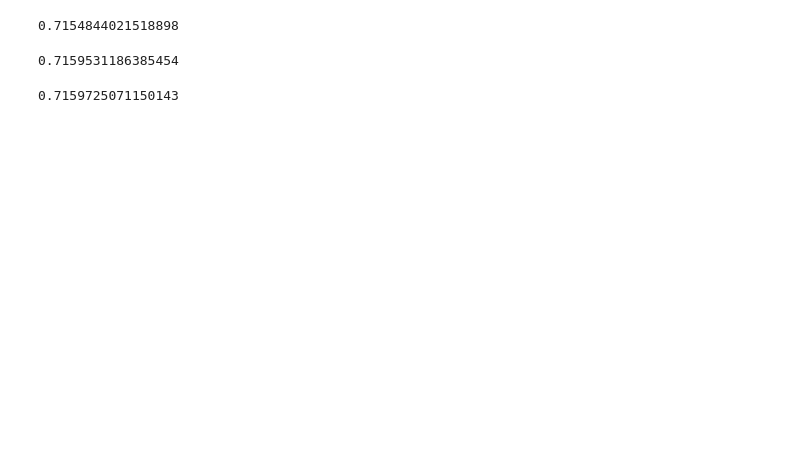
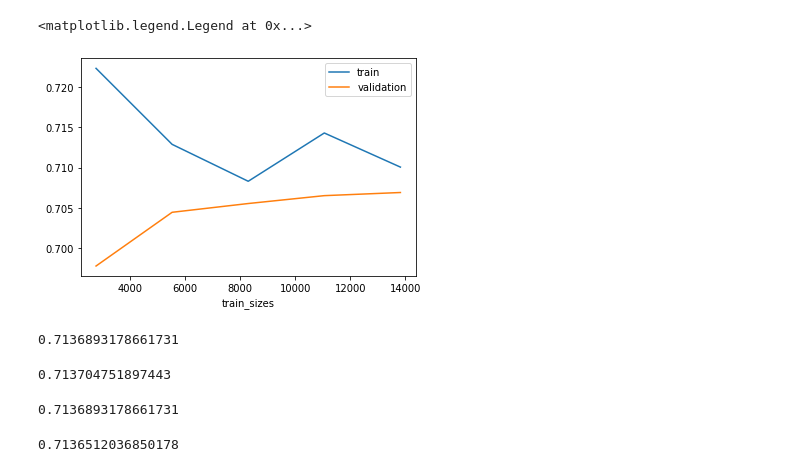
Before and after one commit to henzozhang/henzozhang-projet-prediction-prix-immobilier, a Jupyter notebook: data_modelisation.ipynb, the cells around one changed output. Saved outputs shown, nothing was run; the diff lists cells and outputs as text; code cells hidden in the pictures; blank space fills up the shorter version.

```diff
--- a/data_modelisation.ipynb
+++ b/data_modelisation.ipynb
@@ -55,21 +161,35 @@ X_train,X_test,y_train,y_test = train_test_split(X, y, test_size=0.2)
+# %%
+plt.plot(N,train_score.mean(axis=1),label='train')
+plt.plot(N,val_score.mean(axis=1),label='validation')
+plt.xlabel("train_sizes")
+plt.legend()
+# %% [output]
+<matplotlib.legend.Legend at 0x...>
+[figure, added]
 # %%
-trans=PolynomialFeatures(degree=2)
 model=Lasso(alpha=0.1)
 model.fit(X_train,y_train)
 model.score(X_test,y_test)
 # %% [output]
-0.7154844021518898
+0.7136893178661731
 # %%
-trans=PolynomialFeatures(degree=2)
-model=Ridge(alpha=0.1)
+
+model=Ridge(alpha=0.4)
 model.fit(X_train,y_train)
 model.score(X_test,y_test)
 # %% [output]
-0.7159531186385454
+0.713704751897443
+# %%
+
+model=ElasticNet(alpha= 0.1, l1_ratio= 1.0)
+model.fit(X_train,y_train)
+model.score(X_test,y_test)
+# %% [output]
+0.7136893178661731
 # %%
-trans=PolynomialFeatures(degree=2)
+
 model=LinearRegression()
 model.fit(X_train,y_train)
 model.score(X_test,y_test)
 # %% [output]
-0.7159725071150143
+0.7136512036850178
```
Also changed, not shown: parts of 23 cells of this notebook.
